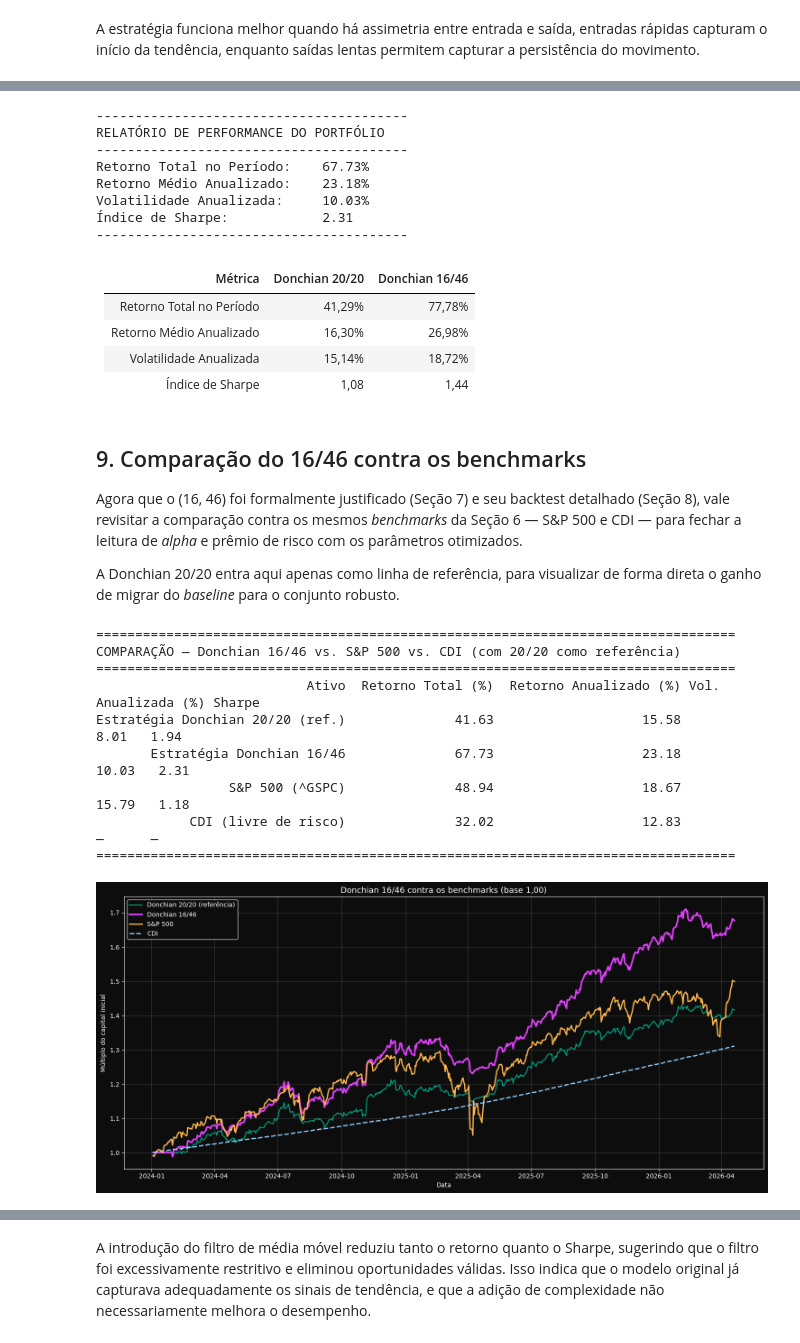
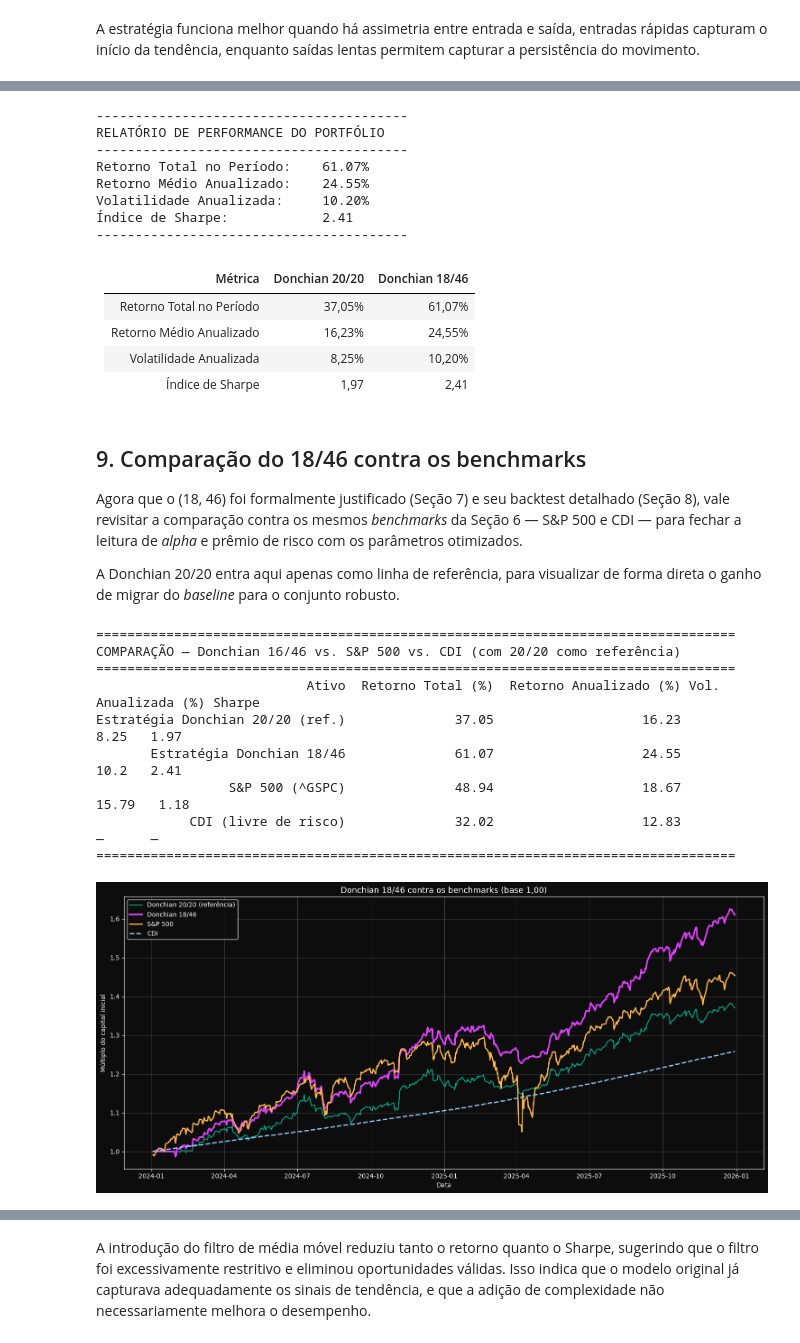
Before and after one commit to luizehp/Investment-Strategy-Backtest, a Jupyter notebook: proj_quant2.ipynb, the cells around one changed output, grey strips where cells are left out. Cells and saved outputs as stored; diff of their text form; code cells hidden in the pictures.

```diff
--- a/proj_quant2.ipynb
+++ b/proj_quant2.ipynb
@@ -27,10 +27,9 @@ import datetime as dt
 import pandas as pd
 import matplotlib.pyplot as plt
 import plotly.graph_objects as go
-from plotly.subplots import make_subplots
 
 start_date = dt.datetime(2024, 1, 1)
-end_date = dt.datetime(2026, 4, 21)
+end_date = dt.datetime(2025, 12, 31)
 # tickers = ["AAPL", "MSFT", "GOOGL", "AMZN", "META", "NVDA", "TSLA"]
 tickers = [
     # Magnificent 7
@@ -668,5 +667,5 @@ Comparado ao original (20/20): Sharpe 1,08, robustez 1,095. O novo ponto não s
 # %%
-resultados_novos = backtest_donchian(tickers, data, 16, 46)
+resultados_novos = backtest_donchian(tickers, data, 18, 46)
 
 TRADING_DAYS = 252
 
@@ -700,7 +699,7 @@ ax.plot(portfolio_cumulative.index, portfolio_cumulative * 100,
         label=f"PORTFÓLIO (Sharpe: {portfolio_sharpe:.2f})",
         color='white', linewidth=2.5)
 
-ax.set_title("Equity Curve — Donchian (16/46)", color='white')
+ax.set_title("Equity Curve — Donchian (18/46)", color='white')
 ax.set_xlabel("Data", color='white')
 ax.set_ylabel("Retorno Acumulado (%)", color='white')
 ax.tick_params(colors='white')
@@ -760,22 +759,22 @@ print("-" * 40)
 ----------------------------------------
 RELATÓRIO DE PERFORMANCE DO PORTFÓLIO
 ----------------------------------------
-Retorno Total no Período:    67.73%
-Retorno Médio Anualizado:    23.18%
-Volatilidade Anualizada:     10.03%
-Índice de Sharpe:            2.31
+Retorno Total no Período:    61.07%
+Retorno Médio Anualizado:    24.55%
+Volatilidade Anualizada:     10.20%
+Índice de Sharpe:            2.41
 ----------------------------------------
 # %% [markdown]
-| Métrica | Donchian 20/20 | Donchian 16/46 |
+| Métrica | Donchian 20/20 | Donchian 18/46 |
 |---|---|---|
-| Retorno Total no Período | 41,29% | 77,78% |
-| Retorno Médio Anualizado | 16,30% | 26,98% |
-| Volatilidade Anualizada | 15,14% | 18,72% |
-| Índice de Sharpe | 1,08 | 1,44 |
+| Retorno Total no Período | 37,05% | 61,07% |
+| Retorno Médio Anualizado | 16,23% | 24,55% |
+| Volatilidade Anualizada | 8,25% | 10,20% |
+| Índice de Sharpe | 1,97 | 2,41 |
 # %% [markdown]
-## 9. Comparação do 16/46 contra os benchmarks
+## 9. Comparação do 18/46 contra os benchmarks
 
-Agora que o (16, 46) foi formalmente justificado (Seção 7) e seu backtest detalhado (Seção 8), vale revisitar a comparação contra os mesmos *benchmarks* da Seção 6 — S&P 500 e CDI — para fechar a leitura de *alpha* e prêmio de risco com os parâmetros otimizados.
+Agora que o (18, 46) foi formalmente justificado (Seção 7) e seu backtest detalhado (Seção 8), vale revisitar a comparação contra os mesmos *benchmarks* da Seção 6 — S&P 500 e CDI — para fechar a leitura de *alpha* e prêmio de risco com os parâmetros otimizados.
 
 A Donchian 20/20 entra aqui apenas como linha de referência, para visualizar de forma direta o ganho de migrar do *baseline* para o conjunto robusto.
 # %%
@@ -820,7 +819,7 @@ tabela_bench_1646 = pd.DataFrame([
         'Sharpe':                 round(r2020[3], 2),
     },
     {
-        'Ativo': 'Estratégia Donchian 16/46',
+        'Ativo': 'Estratégia Donchian 18/46',
         'Retorno Total (%)':      round(r1646[0] * 100, 2),
         'Retorno Anualizado (%)': round(r1646[1] * 100, 2),
         'Vol. Anualizada (%)':    round(r1646[2] * 100, 2),
@@ -866,41 +865,41 @@ ax.plot(curve_2020.index, curve_2020.values,
 # Donchian 16/46 (protagonista — linha mais grossa)
 curve_1646 = (1 + port_rets_1646.reindex(idx_comum).fillna(0)).cumprod()
 ax.plot(curve_1646.index, curve_1646.values,
-        label='Donchian 16/46', color='#e040fb', linewidth=2.6)
+        label='Donchian 18/46', color='#e040fb', linewidth=2.6)
 
 # S&P 500
 curve_sp = (1 + sp500_rets_sec9.reindex(idx_comum).fillna(0)).cumprod()
 ax.plot(curve_sp.index, curve_sp.values,
         label='S&P 500', color='#ffb74d', linewidth=2.0)
 
 # CDI
 curve_cdi = (1 + cdi_df['cdi'].reindex(idx_comum).fillna(0)).cumprod()
 ax.plot(curve_cdi.index, curve_cdi.values,
         label='CDI', color='#90caf9', linewidth=2.0, linestyle='--')
 
-ax.set_title('Donchian 16/46 contra os benchmarks (base 1,00)',
+ax.set_title('Donchian 18/46 contra os benchmarks (base 1,00)',
              color='white', fontsize=13)
 ax.set_xlabel('Data', color='white')
 ax.set_ylabel('Múltiplo do capital inicial', color='white')
 ax.tick_params(colors='white')
 ax.grid(True, alpha=0.2)
 ax.legend(facecolor='#0d0d0d', edgecolor='white', labelcolor='white', loc='upper left')
 for spine in ax.spines.values():
     spine.set_color('white')
 
 plt.tight_layout()
 plt.show()
 # %% [output]
 ==================================================================================
 COMPARAÇÃO — Donchian 16/46 vs. S&P 500 vs. CDI (com 20/20 como referência)
 ==================================================================================
                            Ativo  Retorno Total (%)  Retorno Anualizado (%) Vol. Anualizada (%) Sharpe
-Estratégia Donchian 20/20 (ref.)              41.63                   15.58                8.01   1.94
-       Estratégia Donchian 16/46              67.73                   23.18               10.03   2.31
+Estratégia Donchian 20/20 (ref.)              37.05                   16.23                8.25   1.97
+       Estratégia Donchian 18/46              61.07                   24.55                10.2   2.41
                  S&P 500 (^GSPC)              48.94                   18.67               15.79   1.18
             CDI (livre de risco)              32.02                   12.83                   —      —
 ==================================================================================
-[figure, old version]
+[figure, new version]
 # %% [markdown]
 ### Leitura da comparação
 
```
Also changed, not shown: parts of 33 cells of this notebook.
